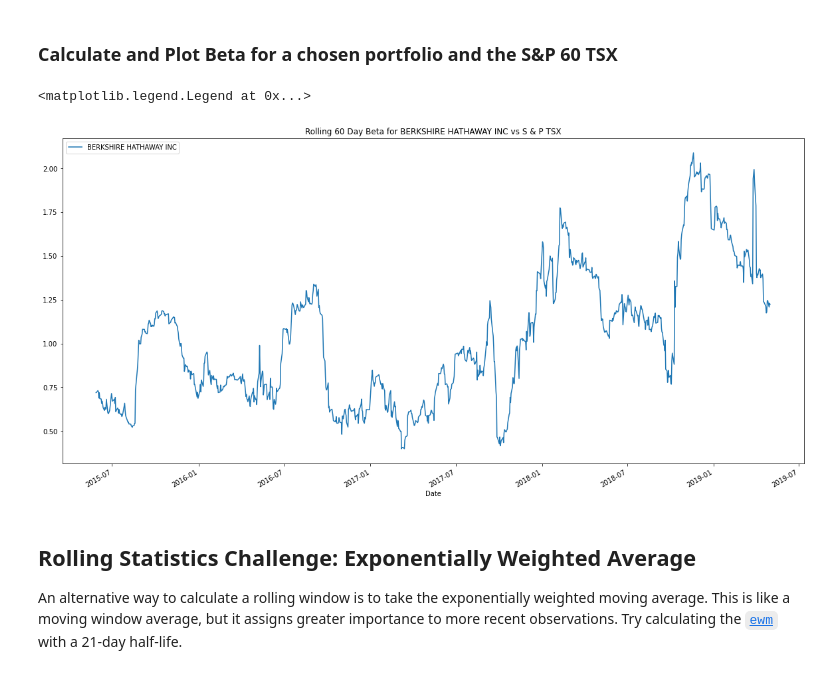
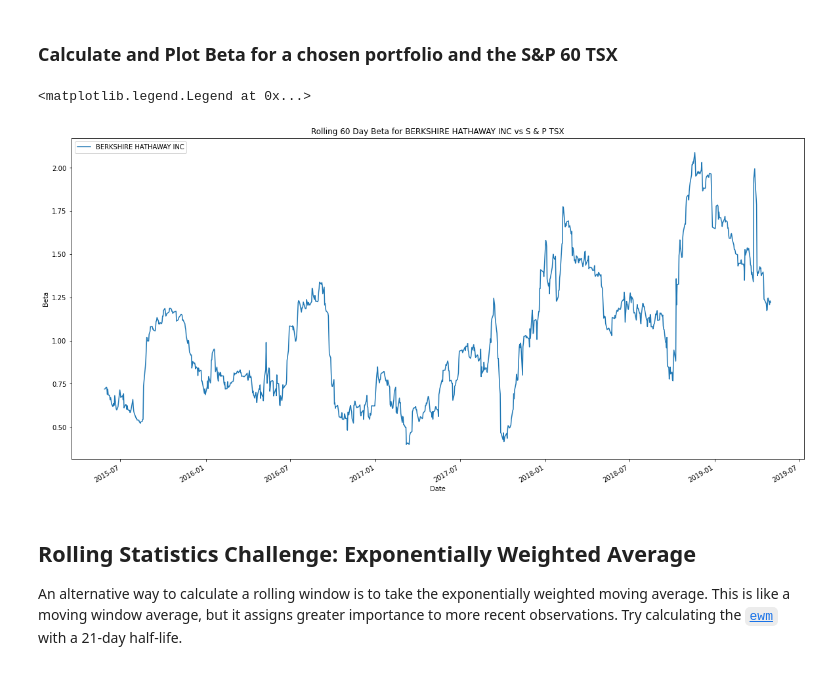
Before and after one commit to simongs10/Whale-of-portfolio-homework, a Jupyter notebook: Week 4_whale_analysis.ipynb, the cells around one changed output. Drawn from its saved outputs; the diff is of its cells as text; code cells hidden in the pictures.

```diff
--- a/Week 4_whale_analysis.ipynb
+++ b/Week 4_whale_analysis.ipynb
@@ -326,36 +276,41 @@ S & P TSX                     1.000000
 ### Calculate and Plot Beta for a chosen portfolio and the S&P 60 TSX
 # %%
 # Calculate covariance of a single portfolio
+
+# Single portfolio chosen is Berkshire Hathaway Inc.
 
 covariance = whale_algo_tsx_combo['BERKSHIRE HATHAWAY INC'].cov(whale_algo_tsx_combo['S & P TSX'])
 
 # Calculate variance of S&P TSX
 
 variance = whale_algo_tsx_combo['S & P TSX'].var()
 
 # Computing beta
 
 berkshire_beta = covariance / variance
 
 # Plot beta trend - then calculate and plot the 60-day rolling beta for it and the S&P TSX 60.
 
+#Code for Co-variance
 rolling_berkshire_covariance = whale_algo_tsx_combo["BERKSHIRE HATHAWAY INC"].rolling(window=60).cov(whale_algo_tsx_combo["S & P TSX"])
+
+#Code for variance
 rolling_sptsx_variance = whale_algo_tsx_combo["S & P TSX"].rolling(window=60).var()
 
-#Code for 60 day rolling beta
+#Code for 60 day rolling beta (covariance divided by variance)
 
 berkshire_beta_60day = rolling_berkshire_covariance / rolling_sptsx_variance
 
-#Code to plot
+#Code to plot Beta
 
-ax = berkshire_beta_60day.plot(figsize=(20, 10), title="Rolling 60 Day Beta for BERKSHIRE HATHAWAY INC vs S & P TSX")
+beta_plot_berkshire_sptsx = berkshire_beta_60day.plot(figsize=(20, 10), title="Rolling 60 Day Beta for BERKSHIRE HATHAWAY INC vs S & P TSX", ylabel="Beta")
 
 # Set the legend of the figure
 
-ax.legend(["BERKSHIRE HATHAWAY INC"])
+beta_plot_berkshire_sptsx.legend(["BERKSHIRE HATHAWAY INC"])
 # %% [output]
 <matplotlib.legend.Legend at 0x...>
-[figure, old version]
+[figure, new version]
 # %% [markdown]
 ## Rolling Statistics Challenge: Exponentially Weighted Average
 
```
Also changed, not shown: parts of 28 cells of this notebook, 1 other file.
